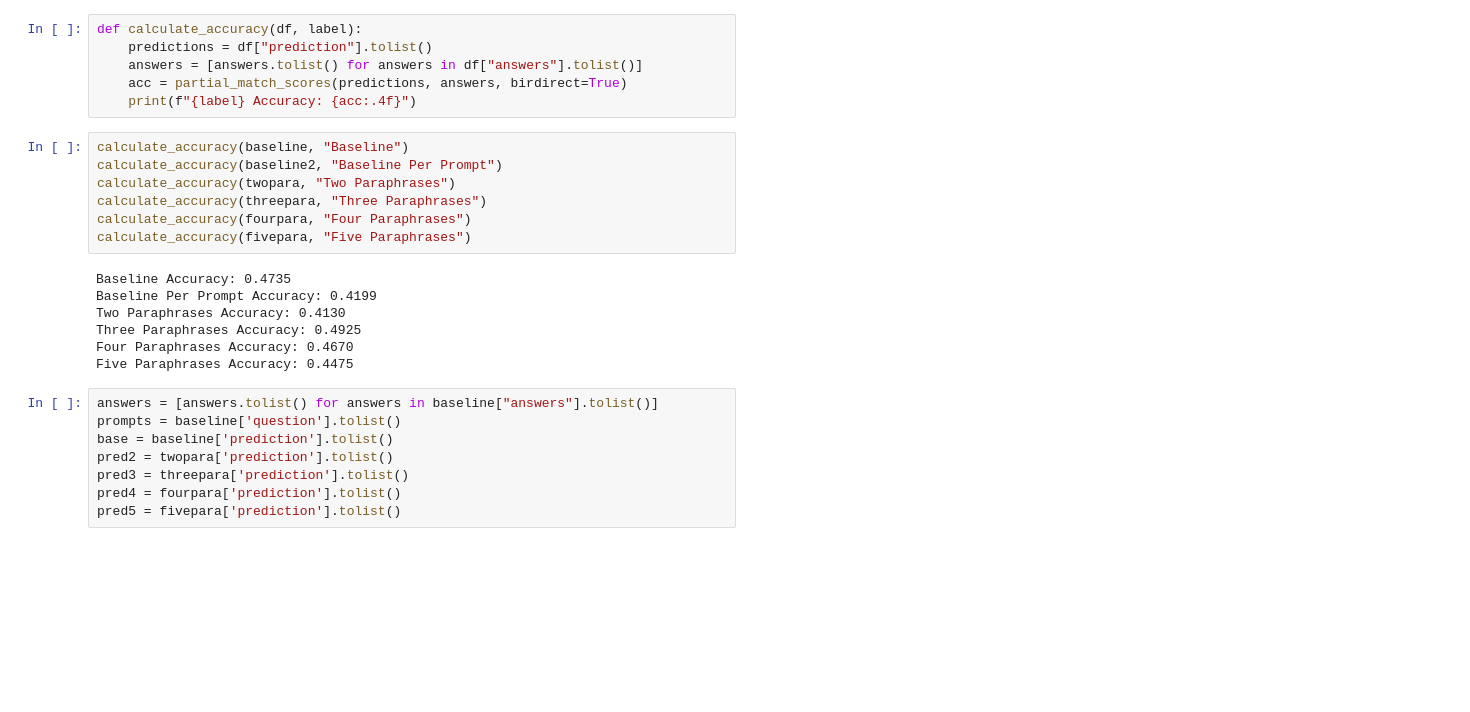
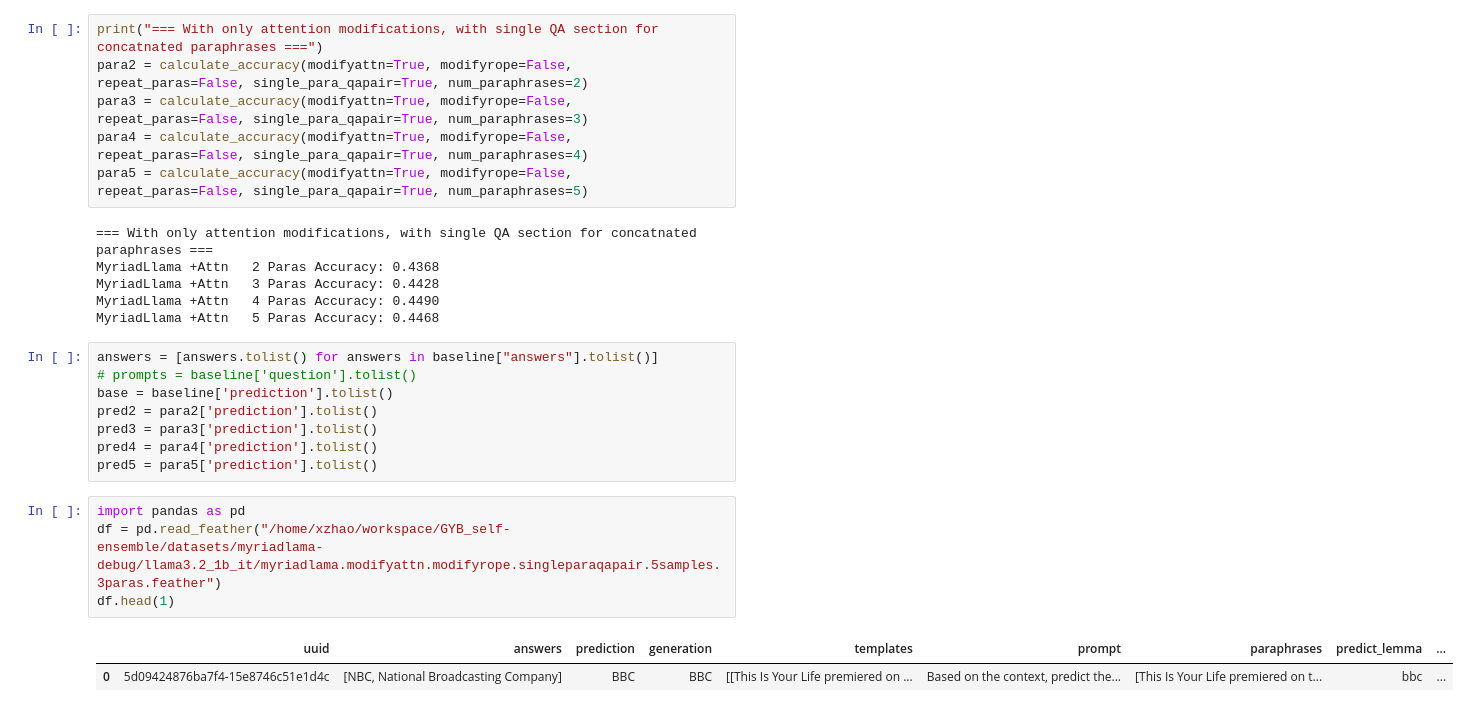
Before and after one commit to GuoYibo233/GYB_self-ensemble, a Jupyter notebook: notebooks/measure_accuracy.ipynb, the cells around one changed output. Cells and saved outputs as stored; diff of their text form; blank space fills up the shorter version.

```diff
--- a/notebooks/measure_accuracy.ipynb
+++ b/notebooks/measure_accuracy.ipynb
@@ -19,28 +94,27 @@ fivepara = pandas.read_feather(fivepara_fn)
 # %%
-def calculate_accuracy(df, label):
-    predictions = df["prediction"].tolist()
-    answers = [answers.tolist() for answers in df["answers"].tolist()]
-    acc = partial_match_scores(predictions, answers, birdirect=True)
-    print(f"{label} Accuracy: {acc:.4f}")
+print("=== With only attention modifications, with single QA section for concatnated paraphrases ===")
+para2 = calculate_accuracy(modifyattn=True, modifyrope=False, repeat_paras=False, single_para_qapair=True, num_paraphrases=2)
+para3 = calculate_accuracy(modifyattn=True, modifyrope=False, repeat_paras=False, single_para_qapair=True, num_paraphrases=3)
+para4 = calculate_accuracy(modifyattn=True, modifyrope=False, repeat_paras=False, single_para_qapair=True, num_paraphrases=4)
+para5 = calculate_accuracy(modifyattn=True, modifyrope=False, repeat_paras=False, single_para_qapair=True, num_paraphrases=5)
+# %% [output]
+=== With only attention modifications, with single QA section for concatnated paraphrases ===
+MyriadLlama +Attn   2 Paras Accuracy: 0.4368
+MyriadLlama +Attn   3 Paras Accuracy: 0.4428
+MyriadLlama +Attn   4 Paras Accuracy: 0.4490
+MyriadLlama +Attn   5 Paras Accuracy: 0.4468
-# %%
-calculate_accuracy(baseline, "Baseline")
-calculate_accuracy(baseline2, "Baseline Per Prompt")
-calculate_accuracy(twopara, "Two Paraphrases")
-calculate_accuracy(threepara, "Three Paraphrases")
-calculate_accuracy(fourpara, "Four Paraphrases")
-calculate_accuracy(fivepara, "Five Paraphrases")
-# %% [output]
-Baseline Accuracy: 0.4735
-Baseline Per Prompt Accuracy: 0.4199
-Two Paraphrases Accuracy: 0.4130
-Three Paraphrases Accuracy: 0.4925
-Four Paraphrases Accuracy: 0.4670
-Five Paraphrases Accuracy: 0.4475
 # %%
 answers = [answers.tolist() for answers in baseline["answers"].tolist()]
-prompts = baseline['question'].tolist()
+# prompts = baseline['question'].tolist()
 base = baseline['prediction'].tolist()
-pred2 = twopara['prediction'].tolist()
-pred3 = threepara['prediction'].tolist()
-pred4 = fourpara['prediction'].tolist()
-pred5 = fivepara['prediction'].tolist()
+pred2 = para2['prediction'].tolist()
+pred3 = para3['prediction'].tolist()
+pred4 = para4['prediction'].tolist()
+pred5 = para5['prediction'].tolist()
+# %%
+import pandas as pd
+df = pd.read_feather("/home/xzhao/workspace/GYB_self-ensemble/datasets/myriadlama-debug/llama3.2_1b_it/myriadlama.modifyattn.modifyrope.singleparaqapair.5samples.3paras.feather")
+df.head(1)
+# %% [output]
+|  | uuid | answers | prediction | generation | templates | prompt | paraphrases | predict_lemma | ... |
+| 0 | 5d09424876ba7f4-15e8746c51e1d4c | [NBC, National Broadcasting Company] | BBC | BBC | [[This Is Your Life premiered on ... | Based on the context, predict the... | [This Is Your Life premiered on t... | bbc | ... |
```
Also changed, not shown: parts of 11 cells of this notebook, 7 other files.
